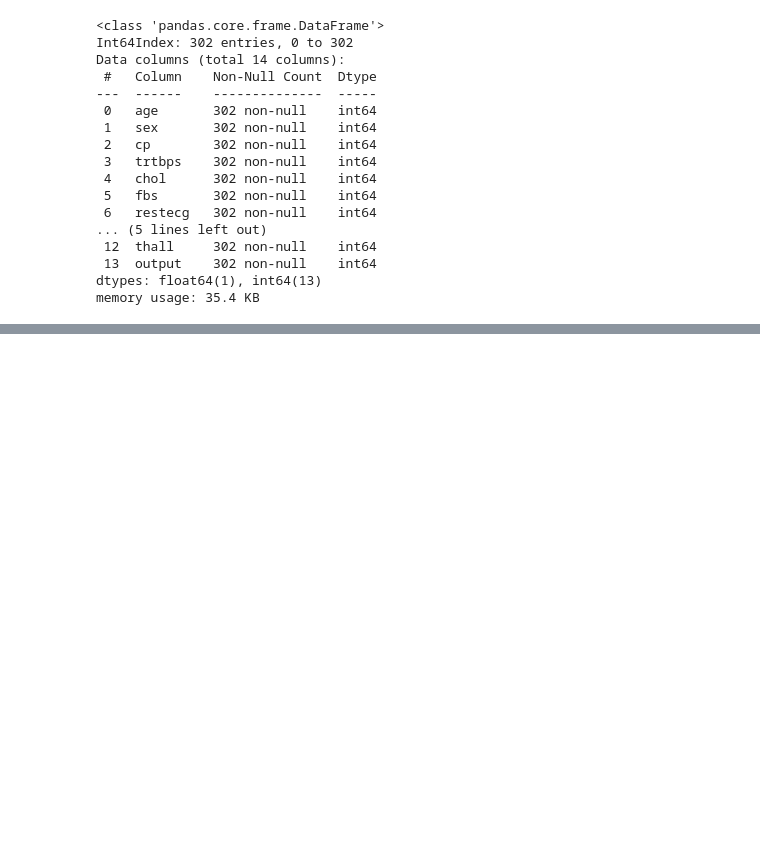
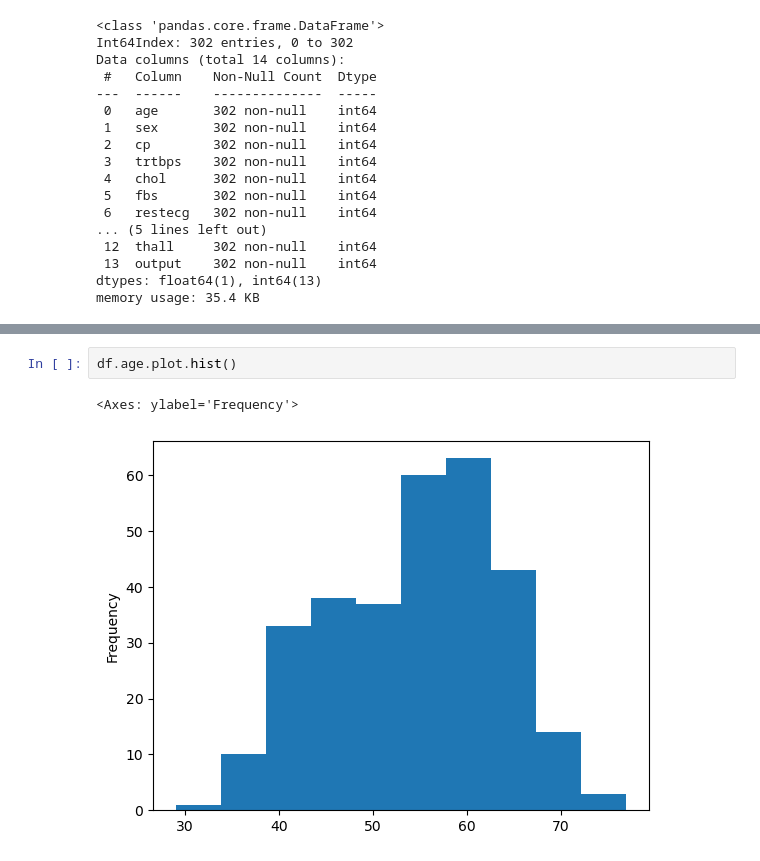
Before and after one commit to GenNyu/Program2DS, a Jupyter notebook: Process_data.ipynb, the cells around one changed output, grey strips where cells are left out. Drawn from its saved outputs; the diff is of its cells as text; blank space fills up the shorter version.

```diff
--- a/Process_data.ipynb
+++ b/Process_data.ipynb
@@ -92,0 +147,5 @@ memory usage: 35.4 KB
+# %%
+df.age.plot.hist()
+# %% [output]
+<Axes: ylabel='Frequency'>
+[figure, added]
```
Also changed, not shown: parts of 26 cells of this notebook.
